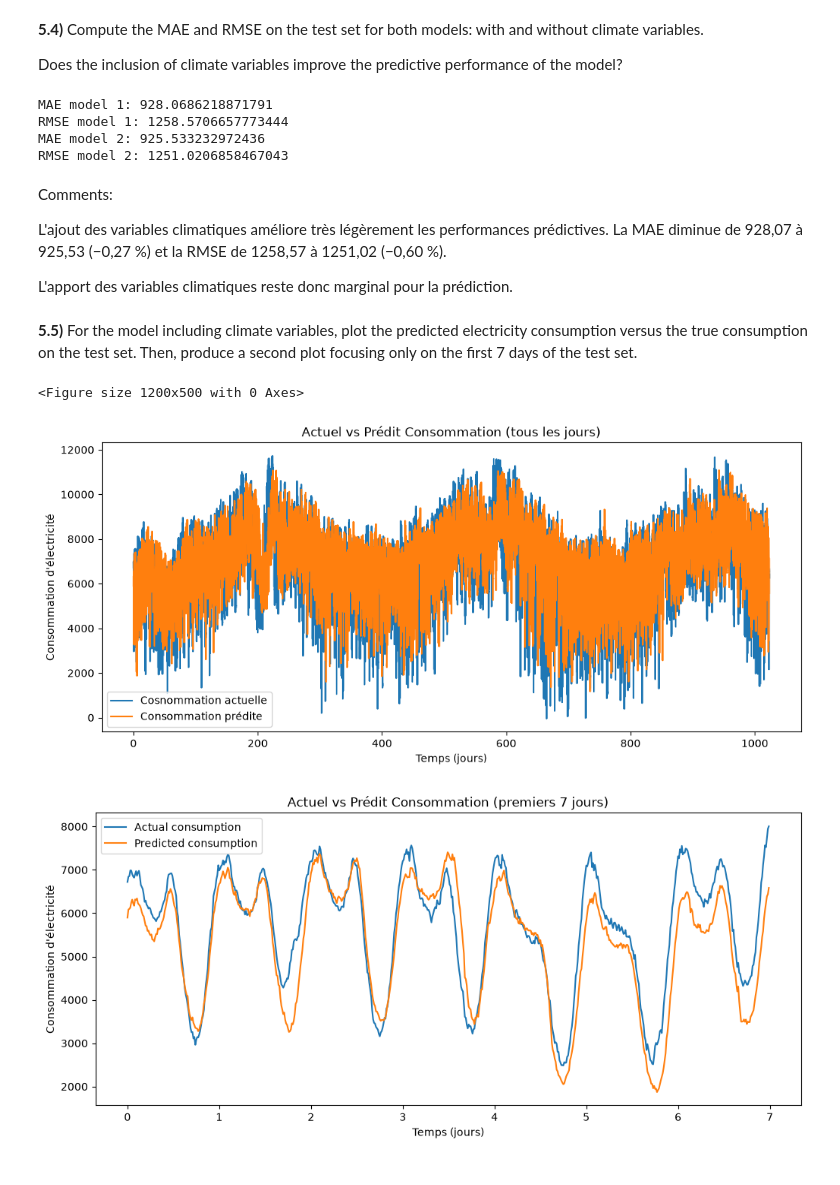
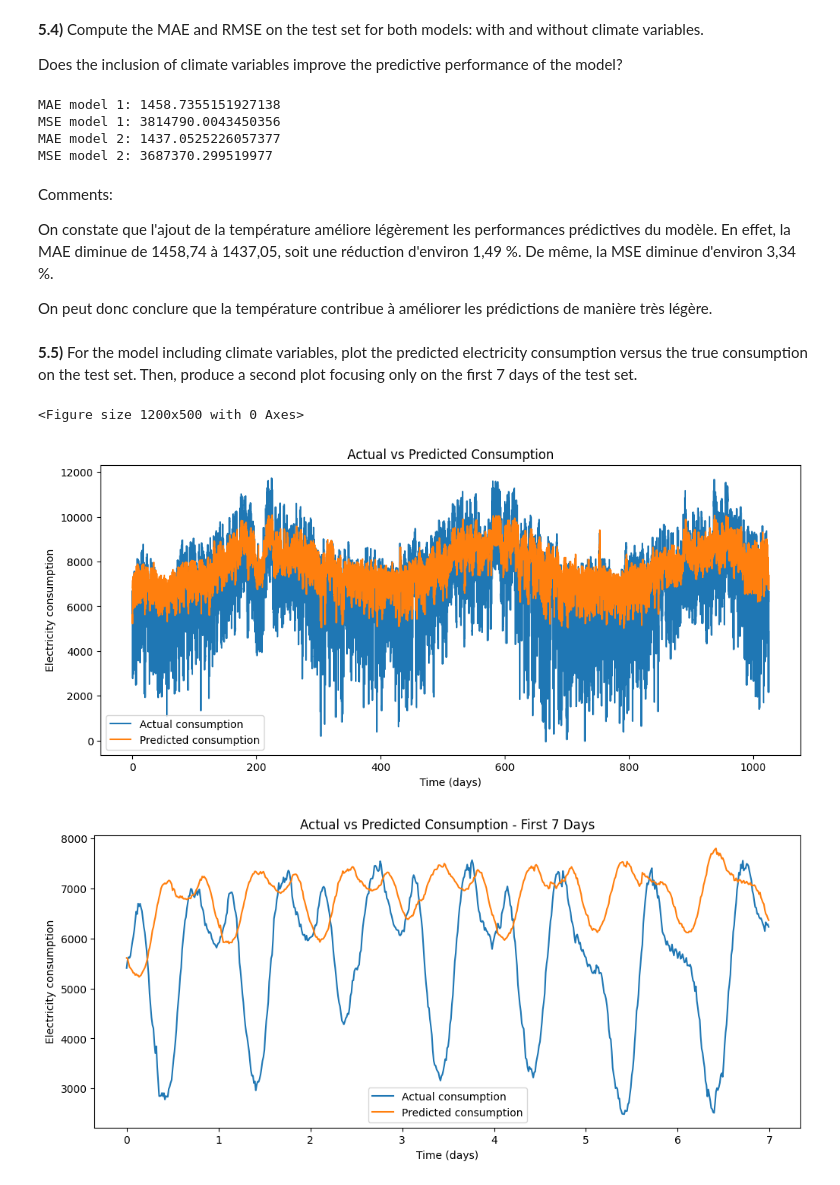
Before and after one commit to Rom-cd/hackaton_stats, a Jupyter notebook: Hackathon_26_27.ipynb, the cells around one changed output. Drawn from its saved outputs; the diff is of its cells as text; code cells hidden in the pictures.

```diff
--- a/Hackathon_26_27.ipynb
+++ b/Hackathon_26_27.ipynb
@@ -427,13 +415,11 @@ To build the regression dataset, each row must contain:
 - the squared temperature at time $t - 7$ days: $\bar{T}_{t-7Days}^2$.
 # %%
 # Code here
-#sélection des données pour l'analyse de la consommation d'électricité et de la température
 df=pd.read_csv("electricity_climate.csv", sep=',')
 df["Y"]=df["Consumption"]
-df["Y_lag7"]=df["Consumption"].shift(672)
-df["T_lag7"]=df["temp_avg_sq"].shift(672)
-df["T_lag7_squared"]=df["temp_avg_sq"].shift(67)
-#mise en forme des données pour l'analyse
+df["Y_lag7"]=df["Consumption"].shift(67)
+df["T_lag7"]=df["temp_avg_sq"].shift(67)
+df["T_lag7_squared"]=df["temp_avg_sq"].shift(67)**2
 data=df[["Y","Y_lag7","T_lag7","T_lag7_squared"]].dropna()
 # %% [markdown]
 **5.2)** Split the dataset into a training set (first 75%) and a test set (last 25%).  Use the `OLS` function from the *statsmodels* package to fit linear regression model using only $Y_{t-7Days}$ as explanatory variable.
@@ -533,62 +519,61 @@ L'amélioration reste cependant limitée.
 Does the inclusion of climate variables improve the predictive performance of the model?
 # %%
 # Code here
+mae=(abs(test["Y"]-Y_pred)).mean()
+mse=((test["Y"]-Y_pred)**2).mean()
 
-mae = np.mean(np.abs(test["Y"] - Y_pred))
-rmse = np.sqrt(np.mean((test["Y"] - Y_pred)**2))
-
-mae2 = np.mean(np.abs(test["Y"] - Y_pred2))
-rmse2 = np.sqrt(np.mean((test["Y"] - Y_pred2)**2))
-
+mae2=(abs(test["Y"]-Y_pred2)).mean()
+mse2=((test["Y"]-Y_pred2)**2).mean()
 print("MAE model 1:", mae)
-print("RMSE model 1:", rmse)
+print("MSE model 1:", mse)
 print("MAE model 2:", mae2)
-print("RMSE model 2:", rmse2)
+print("MSE model 2:", mse2)
 # %% [output]
-MAE model 1: 928.0686218871791
-RMSE model 1: 1258.5706657773444
-MAE model 2: 925.533232972436
-RMSE model 2: 1251.0206858467043
+MAE model 1: 1458.7355151927138
+MSE model 1: 3814790.0043450356
+MAE model 2: 1437.0525226057377
+MSE model 2: 3687370.299519977
 # %% [markdown]
 Comments:
 
-L'ajout des variables climatiques améliore très légèrement les performances prédictives. La MAE diminue de 928,07 à 925,53 (−0,27 %) et la RMSE de 1258,57 à 1251,02 (−0,60 %).
+On constate que l'ajout de la température améliore légèrement les performances prédictives du modèle. En effet, la MAE diminue de 1458,74 à 1437,05, soit une réduction d'environ 1,49 %. De même, la MSE diminue d'environ 3,34 %.
 
-L'apport des variables climatiques reste donc marginal pour la prédiction.
+
+On peut donc conclure que la température contribue à améliorer les prédictions de manière très légère.
 # %% [markdown]
 **5.5)** For the model including climate variables, plot the predicted electricity consumption versus the true consumption on the test set. Then, produce a second plot focusing only on the first 7 days of the test set.
 # %%
 # Code here
 plt.figure(figsize=(12, 5))
 
 time = np.arange(len(test["Y"])) / 96
 
 plt.figure(figsize=(12, 5))
 
-plt.plot(time, test["Y"].values, label="Cosnommation actuelle")
-plt.plot(time, Y_pred2.values, label="Consommation prédite")
+plt.plot(time, test["Y"].values, label="Actual consumption")
+plt.plot(time, Y_pred2.values, label="Predicted consumption")
 
-plt.xlabel("Temps (jours)")
-plt.ylabel("Consommation d'électricité")
-plt.title("Actuel vs Prédit Consommation (tous les jours)")
+plt.xlabel("Time (days)")
+plt.ylabel("Electricity consumption")
+plt.title("Actual vs Predicted Consumption")
 plt.legend()
 plt.show()
 
 
 plt.figure(figsize=(12, 5))
 
 plt.plot(time[:672],test["Y"].values[:672], label="Actual consumption")
 plt.plot(time[:672],Y_pred2.values[:672], label="Predicted consumption")
 
-plt.xlabel("Temps (jours)")
-plt.ylabel("Consommation d'électricité")
-plt.title("Actuel vs Prédit Consommation (premiers 7 jours)")
+plt.xlabel("Time (days)")
+plt.ylabel("Electricity consumption")
+plt.title("Actual vs Predicted Consumption - First 7 Days")
 plt.legend()
 plt.show()
 # %% [output]
 <Figure size 1200x500 with 0 Axes>
-[figure, old version]
+[figure, new version]
-[figure, old version]
+[figure, new version]
 # %% [markdown]
 Comments:
 
```
Also changed, not shown: parts of 20 cells of this notebook.
